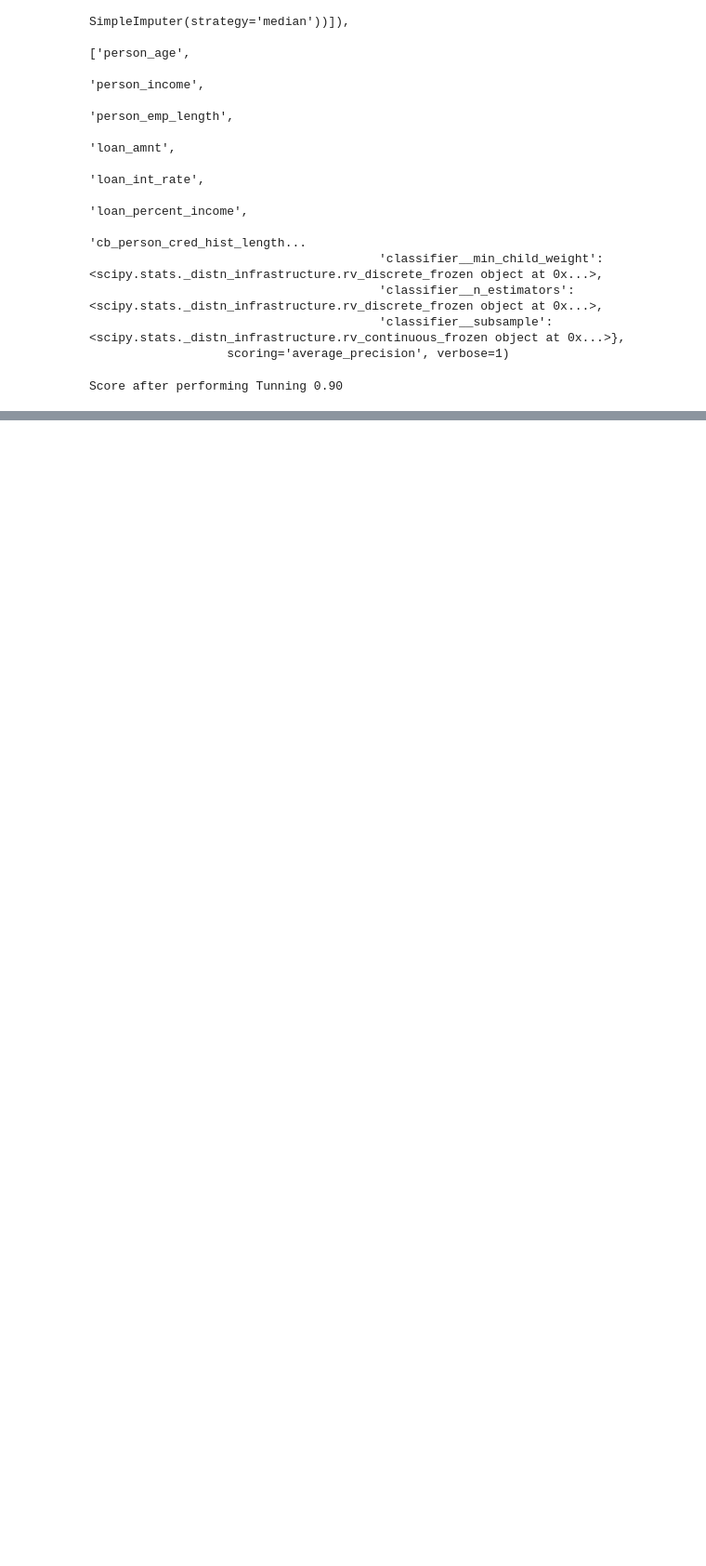
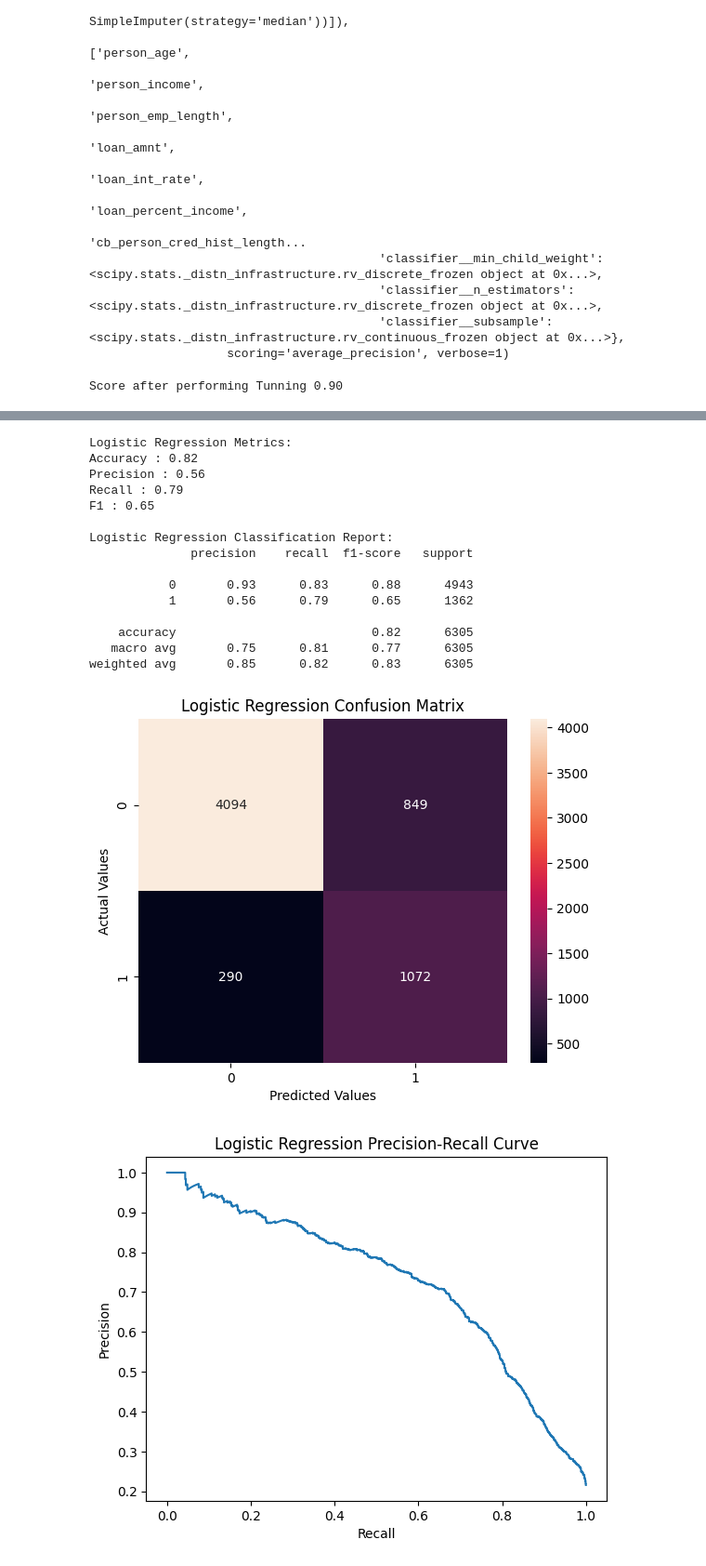
Before and after one commit to kulsoomz99/Credit-Risk-Assessment-System, a Jupyter notebook: Credit_Risk_Assessment.ipynb, the cells around one changed output, grey strips where cells are left out. Shown at 93% size. Cells and saved outputs as stored; diff of their text form; code cells hidden in the pictures; blank space fills up the shorter version.

```diff
--- a/Credit_Risk_Assessment.ipynb
+++ b/Credit_Risk_Assessment.ipynb
@@ -484,0 +490,20 @@ random_search.best_params_
+# %%
+evaluate_model("Logistic Regression", baseline_model, X_test, y_test)
+# %% [output]
+Logistic Regression Metrics:
+Accuracy : 0.82
+Precision : 0.56
+Recall : 0.79
+F1 : 0.65
+
+Logistic Regression Classification Report:
+              precision    recall  f1-score   support
+
+           0       0.93      0.83      0.88      4943
+           1       0.56      0.79      0.65      1362
+
+    accuracy                           0.82      6305
+   macro avg       0.75      0.81      0.77      6305
+weighted avg       0.85      0.82      0.83      6305
+[figure, added]
+[figure, added]
```
Also changed, not shown: parts of 12 cells of this notebook.
